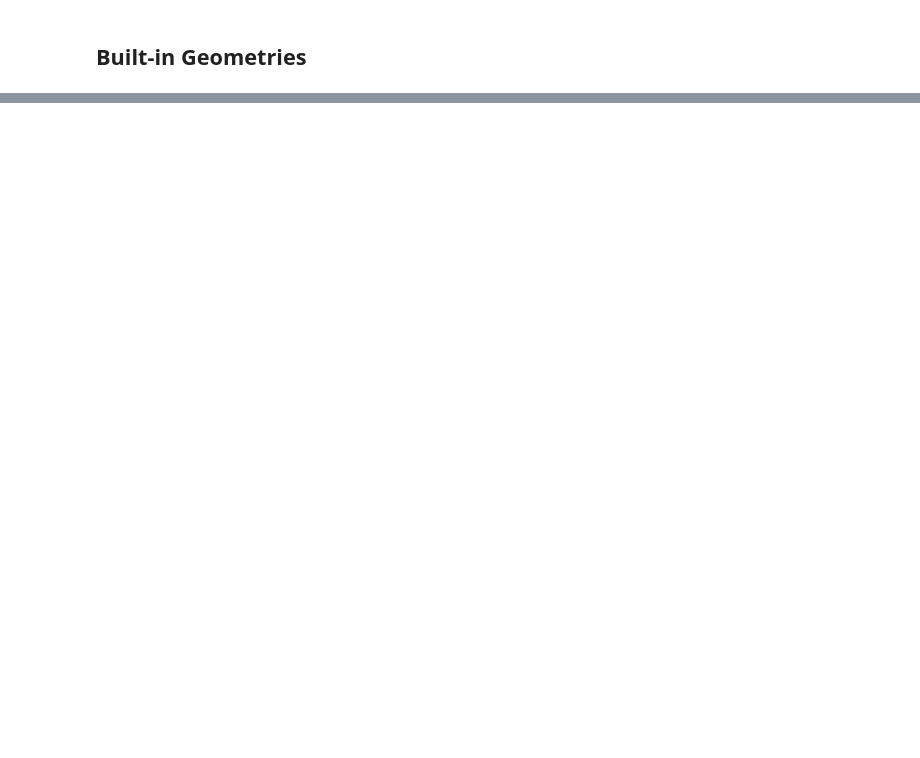
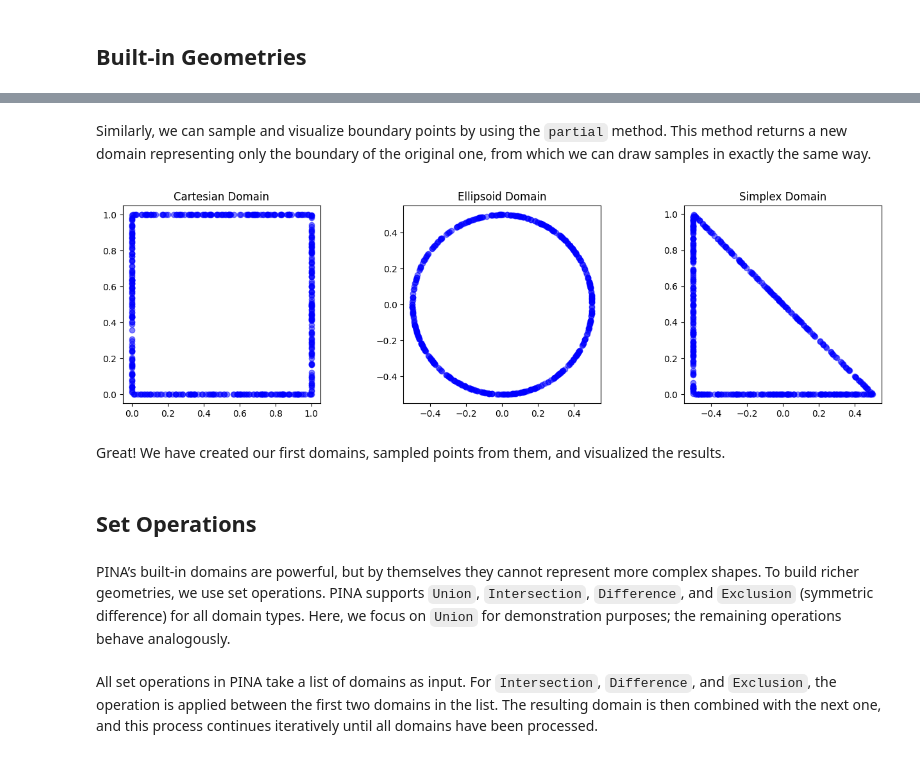
Before and after one commit to mathLab/PINA, a Jupyter notebook: tutorials/tutorial6/tutorial.ipynb, the cells around one changed output, grey strips where cells are left out. Drawn from its saved outputs; the diff is of its cells as text; code cells hidden in the pictures; blank space fills up the shorter version.

```diff
--- a/tutorials/tutorial6/tutorial.ipynb
+++ b/tutorials/tutorial6/tutorial.ipynb
@@ -256,0 +107,31 @@ For more resources and tutorials, check out the [PINA Documentation](https://mat
+# %% [markdown]
+Similarly, we can sample and visualize boundary points by using the `partial` method. This method returns a new domain representing only the boundary of the original one, from which we can draw samples in exactly the same way.
+# %%
+# Boundary definitions
+cartesian_boundary = cartesian.partial()
+ellipsoid_boundary = ellipsoid.partial()
+simplex_boundary = simplex.partial()
+
+# Boundary sampling
+cartesian_bnd_samples = cartesian_boundary.sample(n=500, mode="random")
+ellipsoid_bnd_samples = ellipsoid_boundary.sample(n=500, mode="random")
+simplex_bnd_samples = simplex_boundary.sample(n=500, mode="random")
+
+# Plot
+fig, axs = plt.subplots(1, 3, figsize=(16, 4))
+pts_list = [cartesian_bnd_samples, ellipsoid_bnd_samples, simplex_bnd_samples]
+title_list = ["Cartesian Domain", "Ellipsoid Domain", "Simplex Domain"]
+
+for ax, pts, title in zip(axs, pts_list, title_list):
+    plot_scatter(ax, pts, title)
+# %% [output]
+[figure, added]
+# %% [markdown]
+Great! We have created our first domains, sampled points from them, and visualized the results.
+# %% [markdown]
+## Set Operations
+# %% [markdown]
+PINA’s built-in domains are powerful, but by themselves they cannot represent more complex shapes. To build richer geometries, we use set operations. PINA supports `Union`, `Intersection`, `Difference`, and `Exclusion` (symmetric difference) for all domain types.
+Here, we focus on `Union` for demonstration purposes; the remaining operations behave analogously.
+# %% [markdown]
+All set operations in PINA take a list of domains as input. For `Intersection`, `Difference`, and `Exclusion`, the operation is applied between the first two domains in the list. The resulting domain is then combined with the next one, and this process continues iteratively until all domains have been processed.
```
Also changed, not shown: parts of 67 cells of this notebook, 44 other files.
